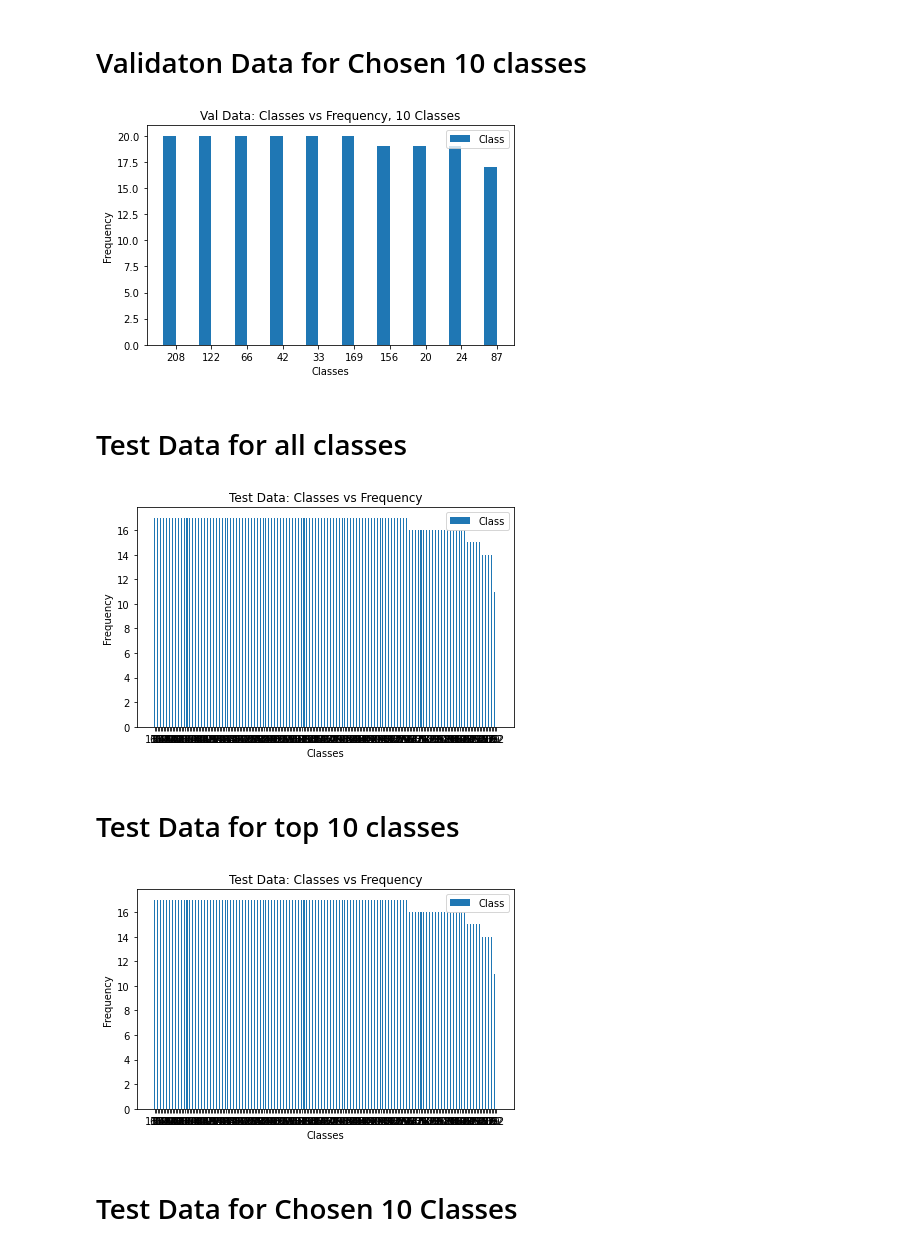
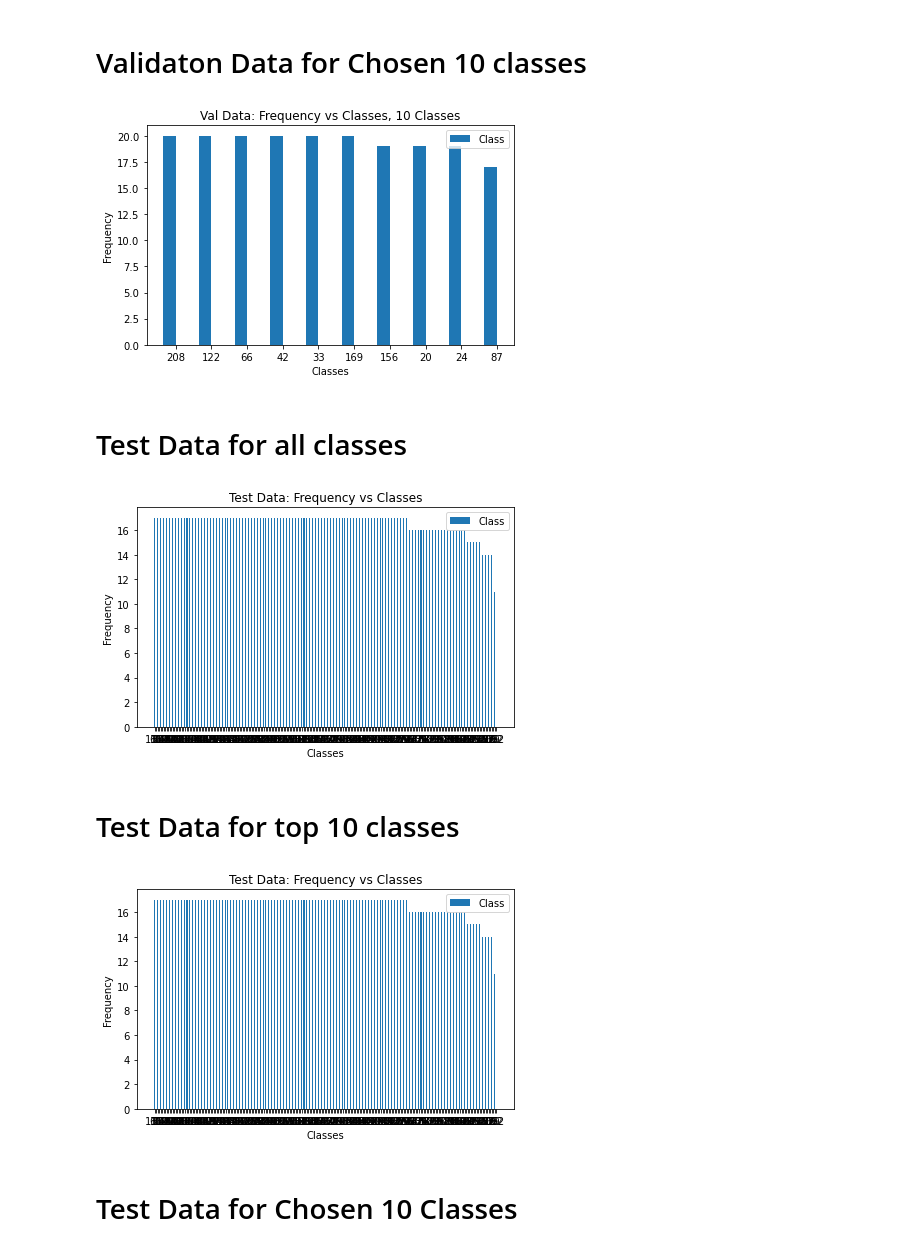
Before and after one commit to LinHuiqing/signo-lingo, a Jupyter notebook: src/Exploratory Data Analysis.ipynb, the cells around one changed output. Saved outputs shown, nothing was run; the diff lists cells and outputs as text; code cells hidden in the pictures.

```diff
--- a/src/Exploratory Data Analysis.ipynb
+++ b/src/Exploratory Data Analysis.ipynb
@@ -155,23 +155,23 @@ plotting(x_label_val[:10], y_label_val[:10], 'Classes', 'Frequency', 'Val Data:
 # %%
 k_val_counter = {}
 for k,v in val_label.items():
     if v in k_set:
         if v not in k_val_counter:
             k_val_counter[v] = 0
         k_val_counter[v] += 1
 
 temp_k_val_arr = []
 for k,v in k_val_counter.items():
     temp_k_val_arr.append([k,v])
 
 # 0 element = label , 1 element = frequency
 temp_k_val_arr.sort(key = lambda x: x[1], reverse=True)
 x_label_val_k = [x[0] for x in temp_k_val_arr][:]
 y_label_val_k = [x[1] for x in temp_k_val_arr][:]
 
-plotting(x_label_val_k, y_label_val_k, 'Classes', 'Frequency', 'Val Data: Classes vs Frequency, 10 Classes')
+plotting(x_label_val_k, y_label_val_k, 'Classes', 'Frequency', 'Val Data: Frequency vs Classes, 10 Classes')
 # %% [output]
-[figure, old version]
+[figure, new version]
 # %% [markdown]
 # Test Data for all classes
 # %%
@@ -190,15 +190,15 @@ temp_test_arr.sort(key = lambda x: x[1], reverse=True)
 x_label_test = [x[0] for x in temp_test_arr][:]
 y_label_test = [x[1] for x in temp_test_arr][:]
 
-plotting(x_label_test, y_label_test, 'Classes', 'Frequency', 'Test Data: Classes vs Frequency')
+plotting(x_label_test, y_label_test, 'Classes', 'Frequency', 'Test Data: Frequency vs Classes')
 # %% [output]
-[figure, old version]
+[figure, new version]
 # %% [markdown]
 # Test Data for top 10 classes
 # %%
-plotting(x_label_test, y_label_test, 'Classes', 'Frequency', 'Test Data: Classes vs Frequency')
+plotting(x_label_test, y_label_test, 'Classes', 'Frequency', 'Test Data: Frequency vs Classes')
 # %% [output]
-[figure, old version]
+[figure, new version]
 # %% [markdown]
 # Test Data for Chosen 10 Classes
 # %%
```
Also changed, not shown: parts of 12 cells of this notebook.
